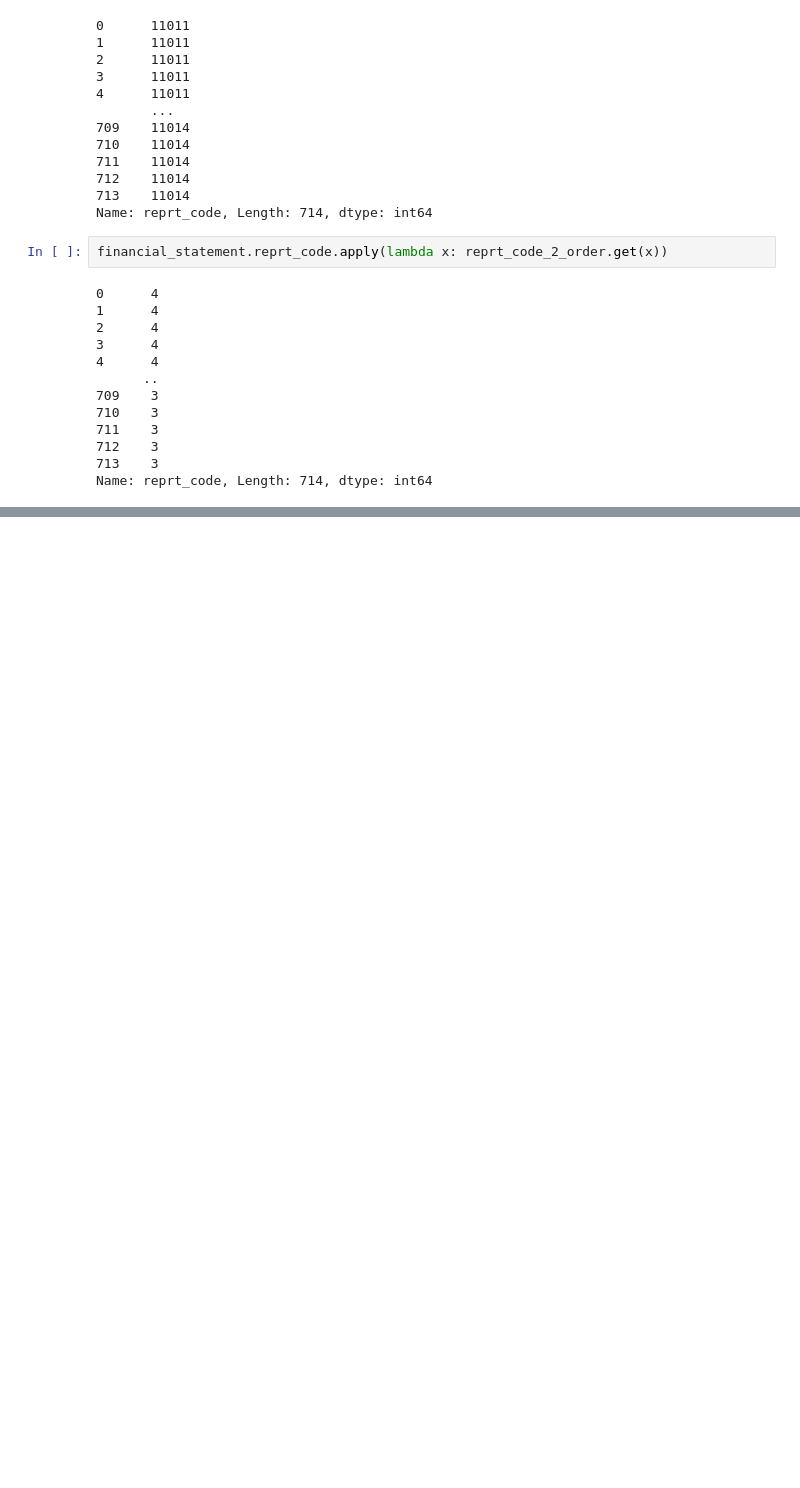
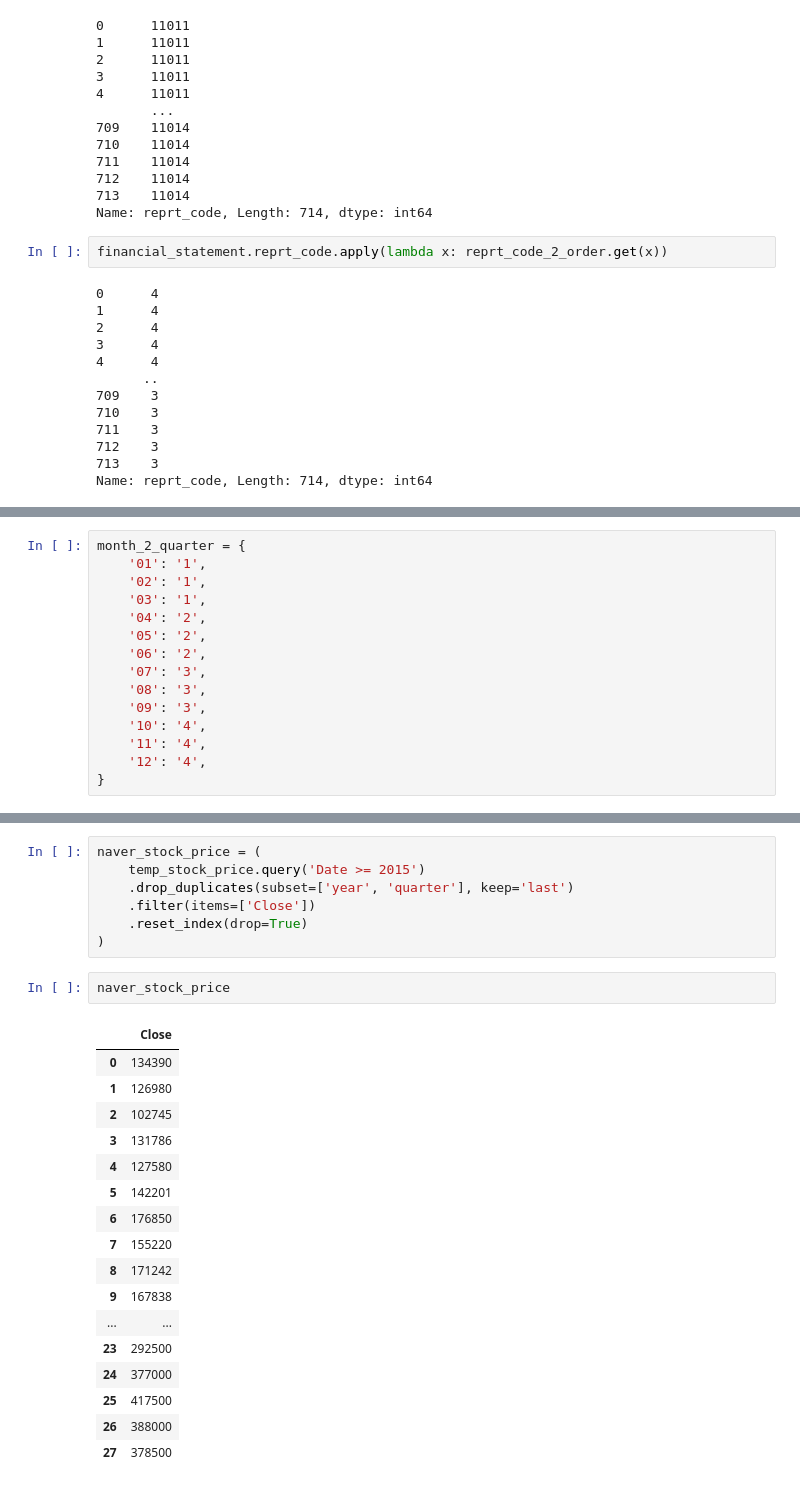
Before and after one commit to fusiontwo/BigDataAnalyticsBasic, a Jupyter notebook: bigdata2/day06.ipynb, the cells around one changed output, grey strips where cells are left out. Saved outputs shown, nothing was run; the diff lists cells and outputs as text; blank space fills up the shorter version.

```diff
--- a/bigdata2/day06.ipynb
+++ b/bigdata2/day06.ipynb
@@ -857,0 +971,15 @@ Name: reprt_code, Length: 714, dtype: int64
+# %%
+month_2_quarter = {
+    '01': '1',
+    '02': '1',
+    '03': '1',
+    '04': '2',
+    '05': '2',
+    '06': '2',
+    '07': '3',
+    '08': '3',
+    '09': '3',
+    '10': '4',
+    '11': '4',
+    '12': '4',
+}
@@ -857,0 +1004,27 @@ Name: reprt_code, Length: 714, dtype: int64
+# %%
+naver_stock_price = (
+    temp_stock_price.query('Date >= 2015')
+    .drop_duplicates(subset=['year', 'quarter'], keep='last')
+    .filter(items=['Close'])
+    .reset_index(drop=True)
+)
+# %%
+naver_stock_price
+# %% [output]
+|  | Close |
+| 0 | 134390 |
+| 1 | 126980 |
+| 2 | 102745 |
+| 3 | 131786 |
+| 4 | 127580 |
+| 5 | 142201 |
+| 6 | 176850 |
+| 7 | 155220 |
+| 8 | 171242 |
+| 9 | 167838 |
+| ... | ... |
+| 23 | 292500 |
+| 24 | 377000 |
+| 25 | 417500 |
+| 26 | 388000 |
+| 27 | 378500 |
```
Also changed, not shown: parts of 37 cells of this notebook, 1 other file.
